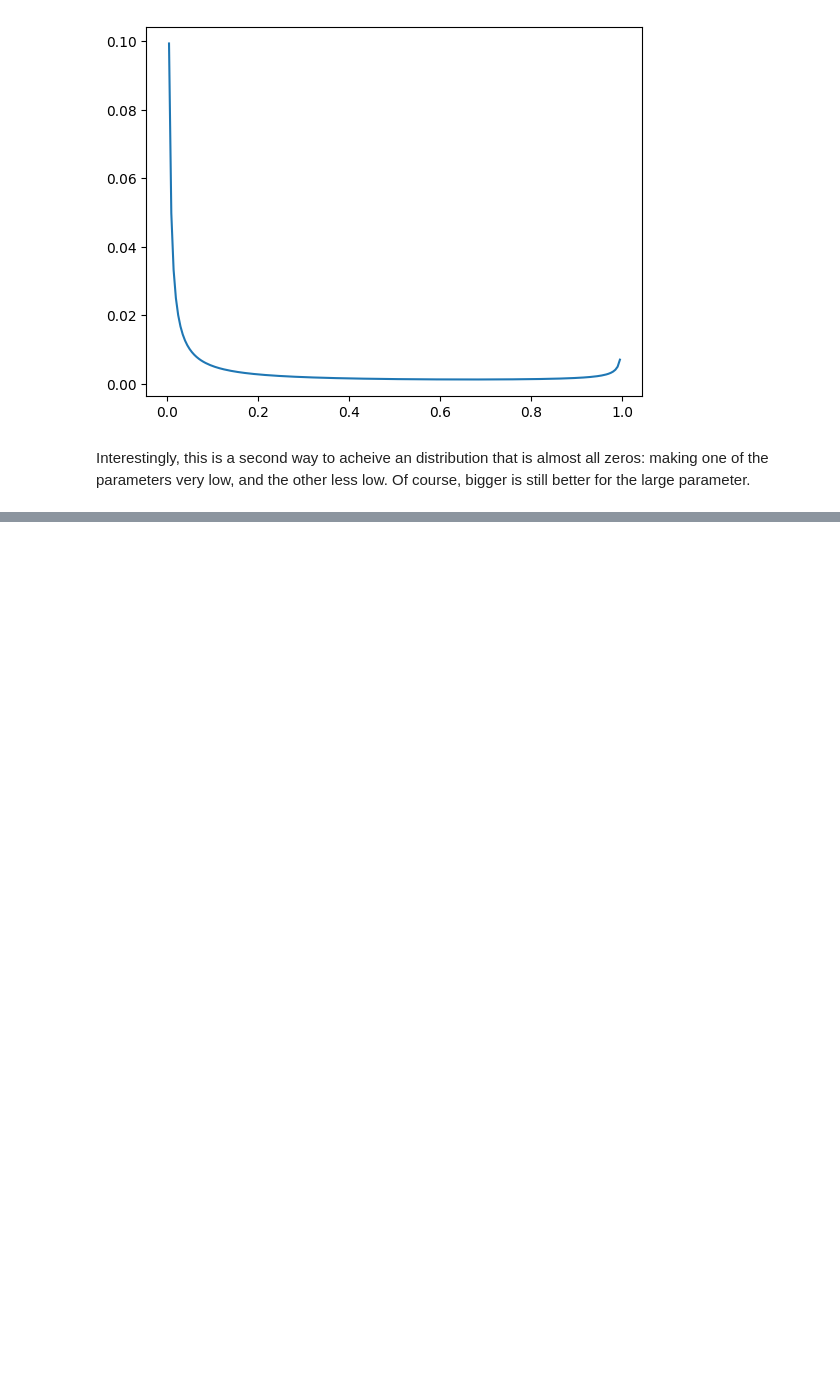
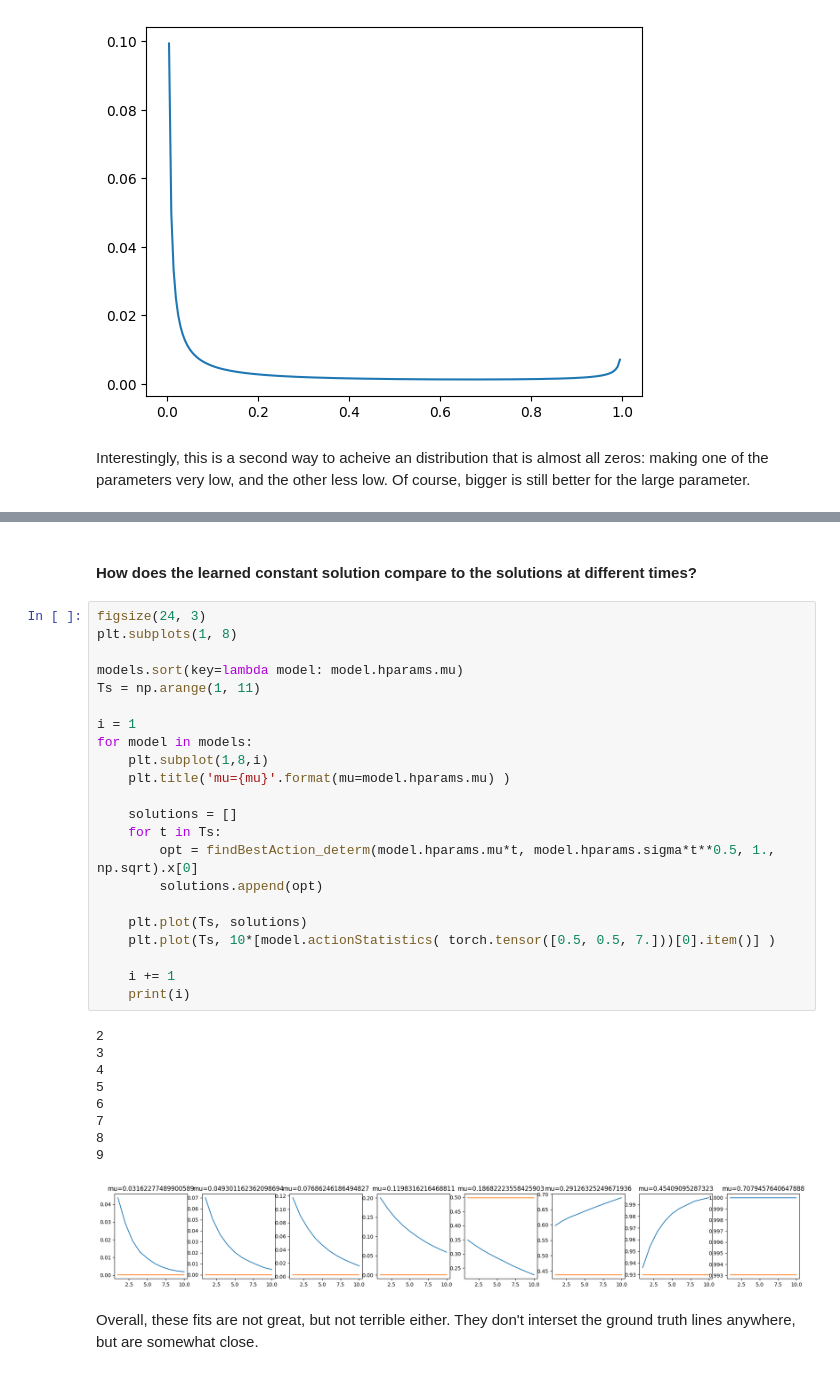
Before and after one commit to lrast/portfolioRL, a Jupyter notebook: WorkingExperiments/Experiments3-ArchitectureExploration.ipynb, the cells around one changed output, grey strips where cells are left out. Saved outputs shown, nothing was run; the diff lists cells and outputs as text; blank space fills up the shorter version.

```diff
--- a/Experiments3-ArchitectureExploration.ipynb
+++ b/WorkingExperiments/Experiments3-ArchitectureExploration.ipynb
@@ -448,0 +569,36 @@ Interestingly, this is a second way to acheive an distribution that is almost al
+# %% [markdown]
+#### How does the learned constant solution compare to the solutions at different times?
+# %%
+figsize(24, 3)
+plt.subplots(1, 8)
+
+models.sort(key=lambda model: model.hparams.mu)
+Ts = np.arange(1, 11)
+
+i = 1
+for model in models:
+    plt.subplot(1,8,i)
+    plt.title('mu={mu}'.format(mu=model.hparams.mu) )
+
+    solutions = []
+    for t in Ts:
+        opt = findBestAction_determ(model.hparams.mu*t, model.hparams.sigma*t**0.5, 1., np.sqrt).x[0]
+        solutions.append(opt)
+
+    plt.plot(Ts, solutions)
+    plt.plot(Ts, 10*[model.actionStatistics( torch.tensor([0.5, 0.5, 7.]))[0].item()] )
+
+    i += 1
+    print(i)
+# %% [output]
+2
+3
+4
+5
+6
+7
+8
+9
+[figure, added]
+# %% [markdown]
+Overall, these fits are not great, but not terrible either. They don't interset the ground truth lines anywhere, but are somewhat close.
```
Also changed, not shown: parts of 9 cells of this notebook, 12 other files.
